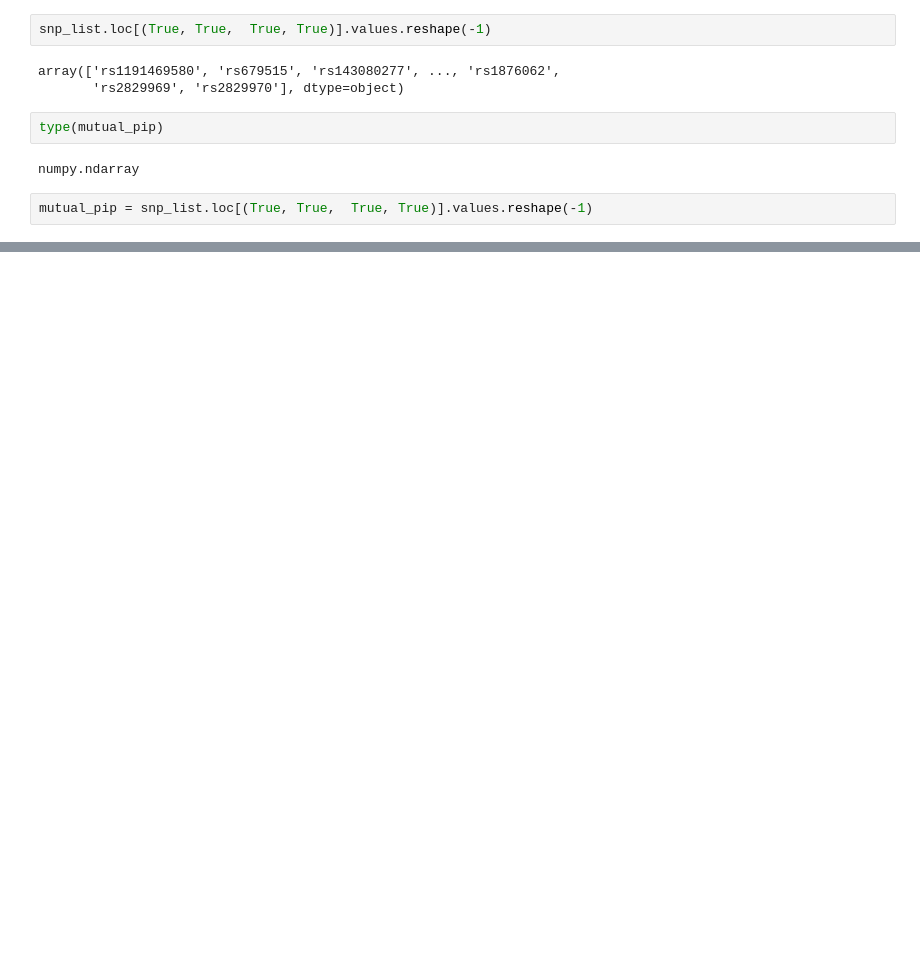
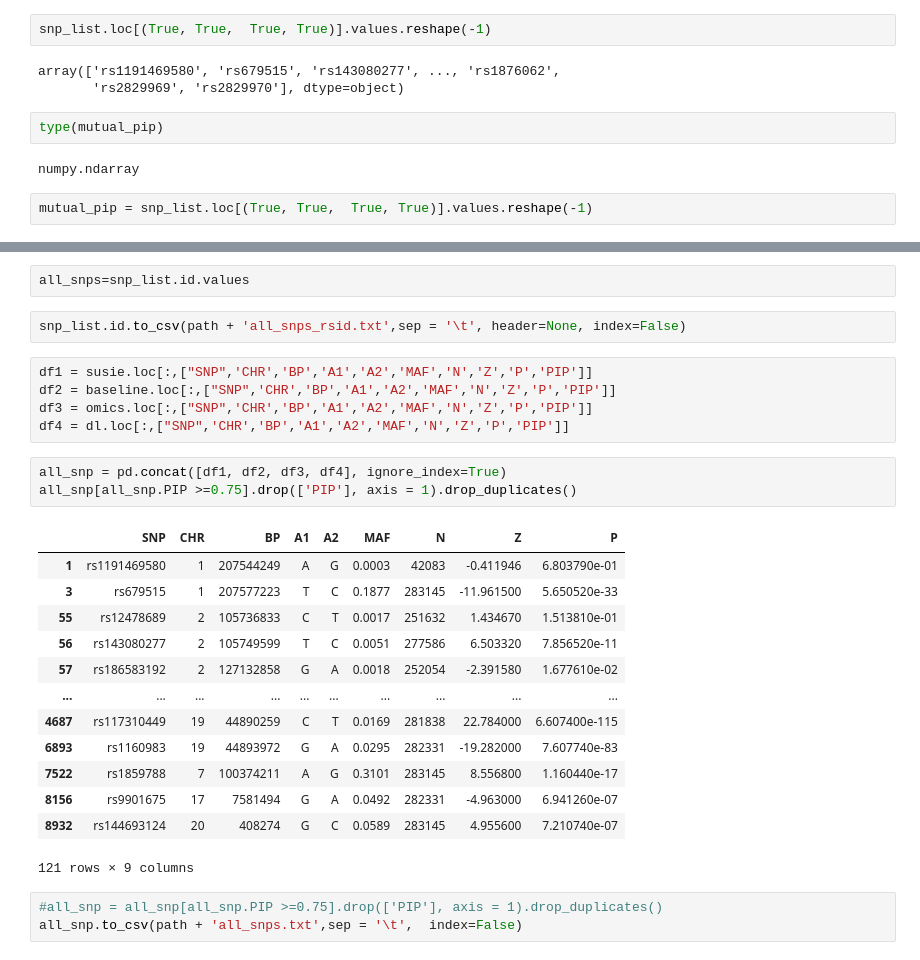
Before and after one commit to teresa-sansan/ADSP_polyfun, a Jupyter notebook: coloc/snp_of_interest.ipynb, the cells around one changed output, grey strips where cells are left out. Drawn from its saved outputs; the diff is of its cells as text; blank space fills up the shorter version.

```diff
--- a/coloc/snp_of_interest.ipynb
+++ b/coloc/snp_of_interest.ipynb
@@ -208,0 +285,29 @@ mutual_pip = snp_list.loc[(True, True,  True, True)].values.reshape(-1)
+# %%
+all_snps=snp_list.id.values
+# %%
+snp_list.id.to_csv(path + 'all_snps_rsid.txt',sep = '\t', header=None, index=False)
+# %%
+df1 = susie.loc[:,["SNP",'CHR','BP','A1','A2','MAF','N','Z','P','PIP']]
+df2 = baseline.loc[:,["SNP",'CHR','BP','A1','A2','MAF','N','Z','P','PIP']]
+df3 = omics.loc[:,["SNP",'CHR','BP','A1','A2','MAF','N','Z','P','PIP']]
+df4 = dl.loc[:,["SNP",'CHR','BP','A1','A2','MAF','N','Z','P','PIP']]
+# %%
+all_snp = pd.concat([df1, df2, df3, df4], ignore_index=True)
+all_snp[all_snp.PIP >=0.75].drop(['PIP'], axis = 1).drop_duplicates()
+# %% [output]
+|  | SNP | CHR | BP | A1 | A2 | MAF | N | Z | P |
+| 1 | rs1191469580 | 1 | 207544249 | A | G | 0.0003 | 42083 | -0.411946 | 6.803790e-01 |
+| 3 | rs679515 | 1 | 207577223 | T | C | 0.1877 | 283145 | -11.961500 | 5.650520e-33 |
+| 55 | rs12478689 | 2 | 105736833 | C | T | 0.0017 | 251632 | 1.434670 | 1.513810e-01 |
+| 56 | rs143080277 | 2 | 105749599 | T | C | 0.0051 | 277586 | 6.503320 | 7.856520e-11 |
+| 57 | rs186583192 | 2 | 127132858 | G | A | 0.0018 | 252054 | -2.391580 | 1.677610e-02 |
+| ... | ... | ... | ... | ... | ... | ... | ... | ... | ... |
+| 4687 | rs117310449 | 19 | 44890259 | C | T | 0.0169 | 281838 | 22.784000 | 6.607400e-115 |
+| 6893 | rs1160983 | 19 | 44893972 | G | A | 0.0295 | 282331 | -19.282000 | 7.607740e-83 |
+| 7522 | rs1859788 | 7 | 100374211 | A | G | 0.3101 | 283145 | 8.556800 | 1.160440e-17 |
+| 8156 | rs9901675 | 17 | 7581494 | G | A | 0.0492 | 282331 | -4.963000 | 6.941260e-07 |
+| 8932 | rs144693124 | 20 | 408274 | G | C | 0.0589 | 283145 | 4.955600 | 7.210740e-07 |
+121 rows × 9 columns
+# %%
+#all_snp = all_snp[all_snp.PIP >=0.75].drop(['PIP'], axis = 1).drop_duplicates()
+all_snp.to_csv(path + 'all_snps.txt',sep = '\t',  index=False)
```
Also changed, not shown: parts of 13 cells of this notebook, 3 other files.
